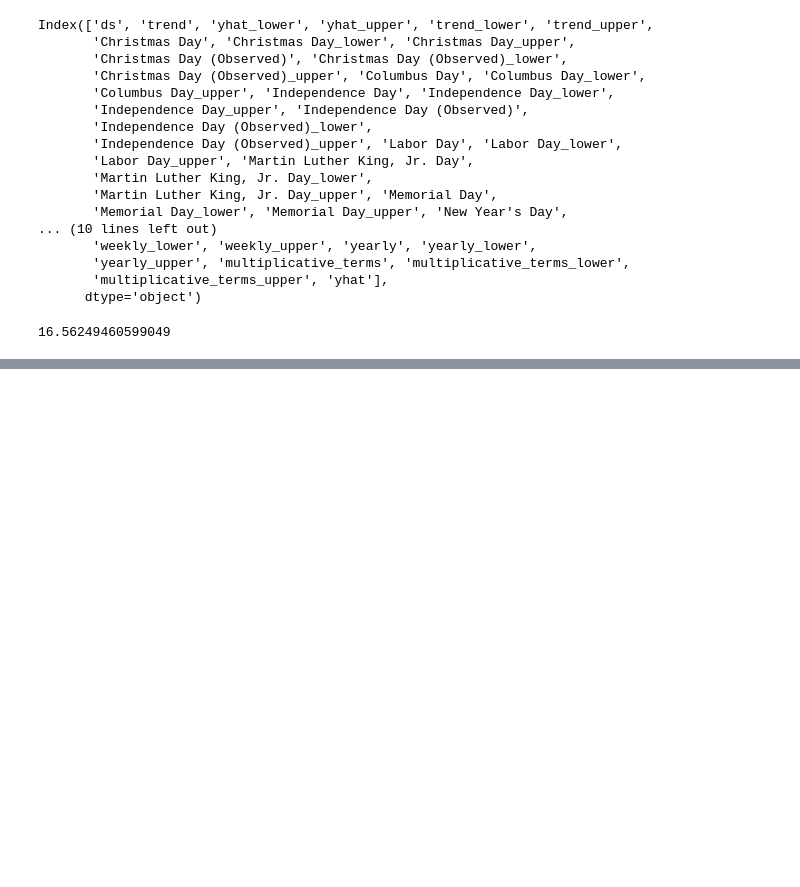
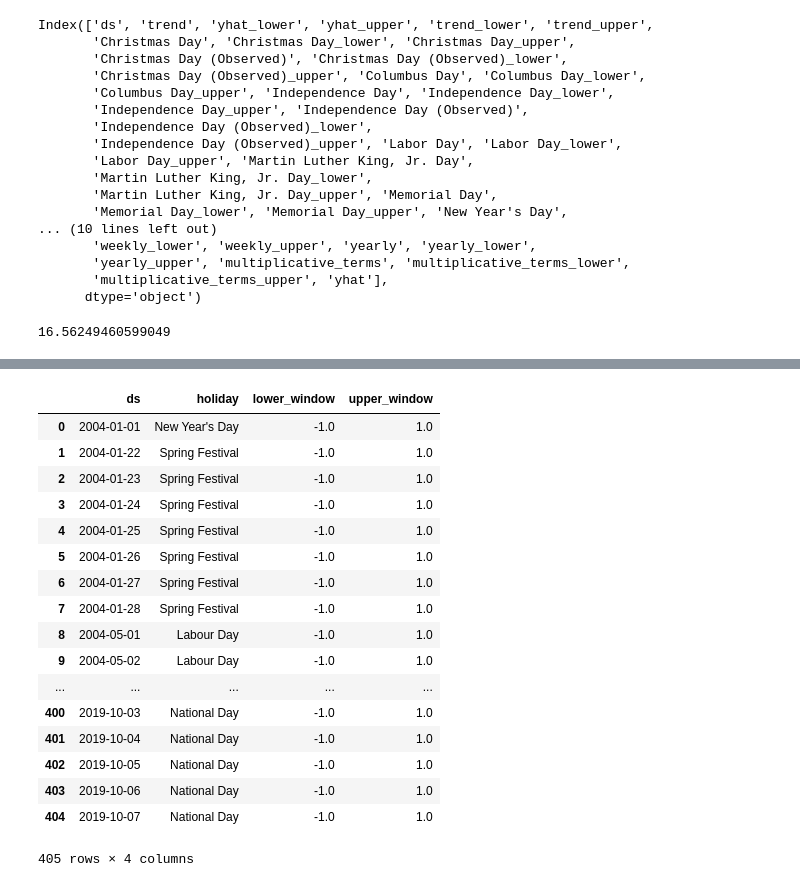
Before and after one commit to jasonchanhku/competition_prep, a Jupyter notebook: notebook/fbprophet.ipynb, the cells around one changed output, grey strips where cells are left out. Drawn from its saved outputs; the diff is of its cells as text; code cells hidden in the pictures; blank space fills up the shorter version.

```diff
--- a/notebook/fbprophet.ipynb
+++ b/notebook/fbprophet.ipynb
@@ -240,0 +409,3 @@ mean_absolute_percentage_error(y_true=pjme_test['PJME_MW'],
+# %%
+cal_cn['lower_window'] = -1
+cal_cn['upper_window'] = 1
@@ -240,0 +421,7 @@ mean_absolute_percentage_error(y_true=pjme_test['PJME_MW'],
+# %%
+pjme_train_cn = pjme_train.loc['2004-01-01':]
+pjme_train_cn = pjme_train_cn.reset_index().rename(columns={'Datetime':'ds', 'PJME_MW':'y'})
+# %%
+model_cn = Prophet(holidays=cal_cn)
+# %%
+model_cn.fit(pjme_train_cn)
@@ -241,3 +462,24 @@ mean_absolute_percentage_error(y_true=pjme_test['PJME_MW'],
+# %%
+model_cn.construct_holiday_dataframe(cal_cn['ds'])
+# %% [output]
+|  | ds | holiday | lower_window | upper_window |
+| 0 | 2004-01-01 | New Year's Day | -1.0 | 1.0 |
+| 1 | 2004-01-22 | Spring Festival | -1.0 | 1.0 |
+| 2 | 2004-01-23 | Spring Festival | -1.0 | 1.0 |
+| 3 | 2004-01-24 | Spring Festival | -1.0 | 1.0 |
+| 4 | 2004-01-25 | Spring Festival | -1.0 | 1.0 |
+| 5 | 2004-01-26 | Spring Festival | -1.0 | 1.0 |
+| 6 | 2004-01-27 | Spring Festival | -1.0 | 1.0 |
+| 7 | 2004-01-28 | Spring Festival | -1.0 | 1.0 |
+| 8 | 2004-05-01 | Labour Day | -1.0 | 1.0 |
+| 9 | 2004-05-02 | Labour Day | -1.0 | 1.0 |
+| ... | ... | ... | ... | ... |
+| 400 | 2019-10-03 | National Day | -1.0 | 1.0 |
+| 401 | 2019-10-04 | National Day | -1.0 | 1.0 |
+| 402 | 2019-10-05 | National Day | -1.0 | 1.0 |
+| 403 | 2019-10-06 | National Day | -1.0 | 1.0 |
+| 404 | 2019-10-07 | National Day | -1.0 | 1.0 |
+405 rows × 4 columns
 # %%
 # To-do
 # check prophet built in CN holidays
```
Also changed, not shown: parts of 31 cells of this notebook.
